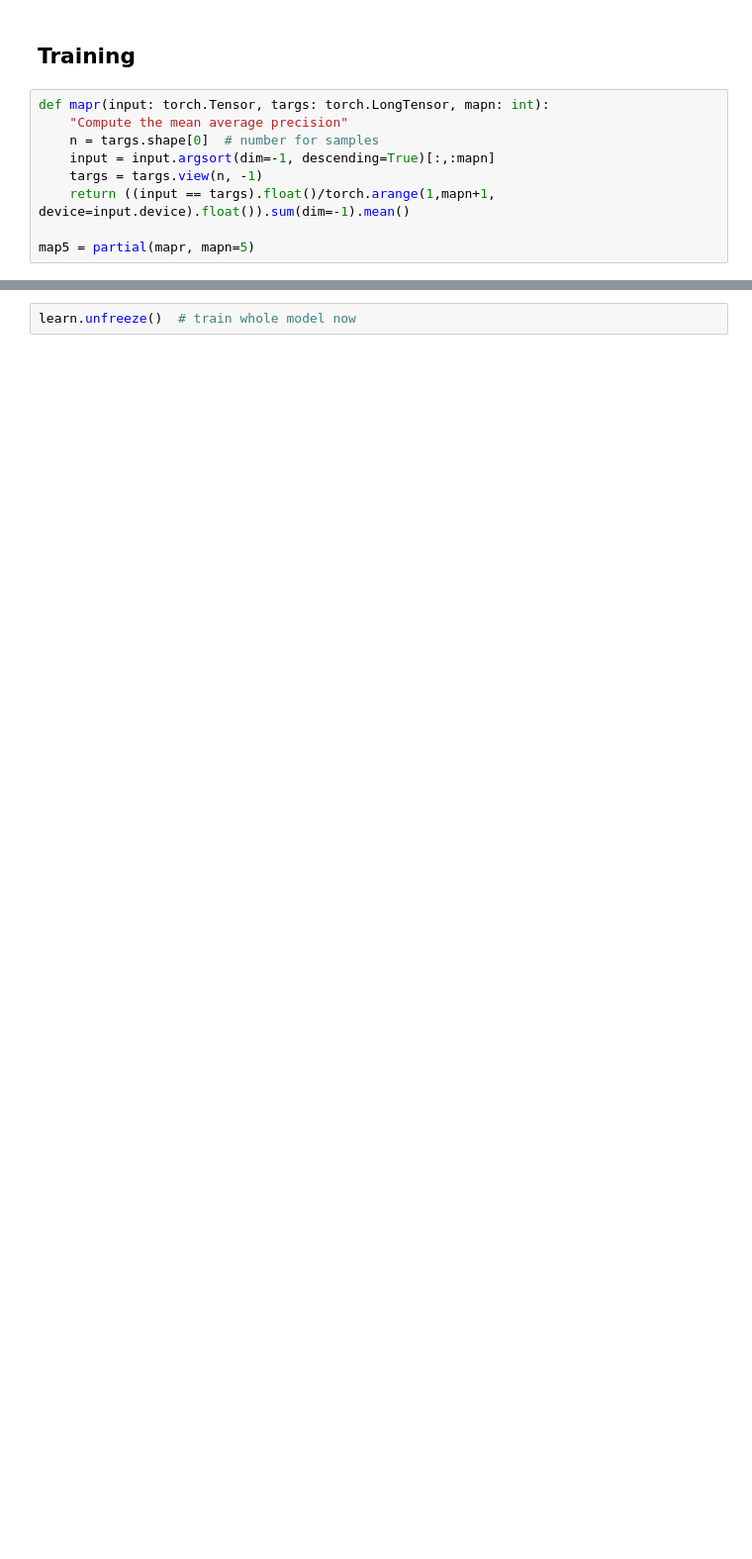
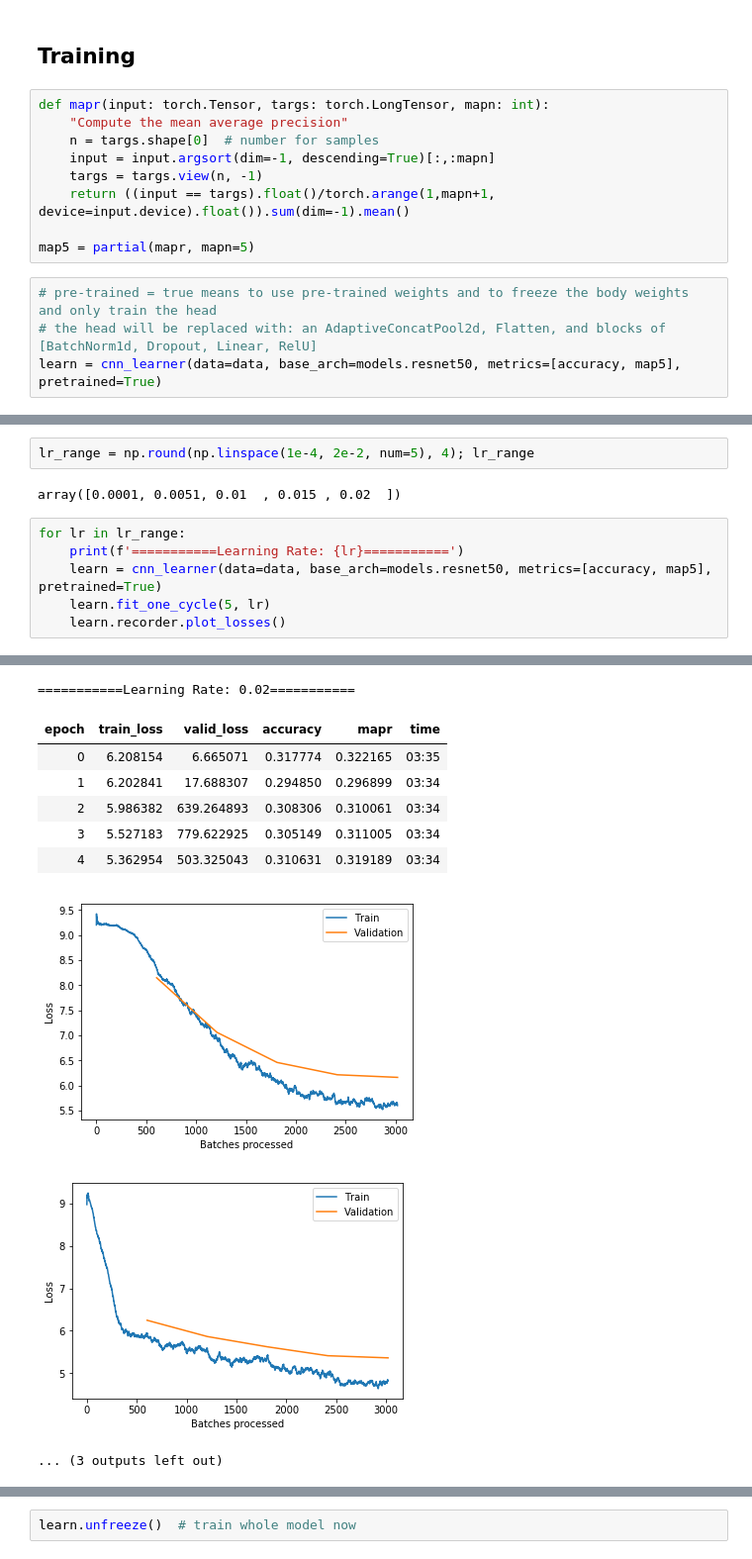
Before and after one commit to jachen36/humpback_kaggle, a Jupyter notebook: first_attempt-Copy1.ipynb, the cells around one changed output, grey strips where cells are left out. Shown at 99% size. Saved outputs shown, nothing was run; the diff lists cells and outputs as text; blank space fills up the shorter version.

```diff
--- a/first_attempt-Copy1.ipynb
+++ b/first_attempt-Copy1.ipynb
@@ -189,3 +189,7 @@ def mapr(input: torch.Tensor, targs: torch.LongTensor, mapn: int):
     return ((input == targs).float()/torch.arange(1,mapn+1, device=input.device).float()).sum(dim=-1).mean()
 
 map5 = partial(mapr, mapn=5)
+# %%
+# pre-trained = true means to use pre-trained weights and to freeze the body weights and only train the head
+# the head will be replaced with: an AdaptiveConcatPool2d, Flatten, and blocks of [BatchNorm1d, Dropout, Linear, RelU]
+learn = cnn_learner(data=data, base_arch=models.resnet50, metrics=[accuracy, map5], pretrained=True)
@@ -191,0 +205,11 @@ map5 = partial(mapr, mapn=5)
+# %%
+lr_range = np.round(np.linspace(1e-4, 2e-2, num=5), 4); lr_range
+# %% [output]
+array([0.0001, 0.0051, 0.01  , 0.015 , 0.02  ])
+# %%
+for lr in lr_range:
+    print(f'===========Learning Rate: {lr}===========')
+    learn = cnn_learner(data=data, base_arch=models.resnet50, metrics=[accuracy, map5], pretrained=True)
+    learn.fit_one_cycle(5, lr)
+    learn.recorder.plot_losses()
+# %% [output]
@@ -191,0 +244,10 @@ map5 = partial(mapr, mapn=5)
+===========Learning Rate: 0.02===========
+| epoch | train_loss | valid_loss | accuracy | mapr | time |
+| 0 | 6.208154 | 6.665071 | 0.317774 | 0.322165 | 03:35 |
+| 1 | 6.202841 | 17.688307 | 0.294850 | 0.296899 | 03:34 |
+| 2 | 5.986382 | 639.264893 | 0.308306 | 0.310061 | 03:34 |
+| 3 | 5.527183 | 779.622925 | 0.305149 | 0.311005 | 03:34 |
+| 4 | 5.362954 | 503.325043 | 0.310631 | 0.319189 | 03:34 |
+[figure, added]
+[figure, added]
+... (3 outputs left out)
```
Also changed, not shown: parts of 43 cells of this notebook, 1 other file.
